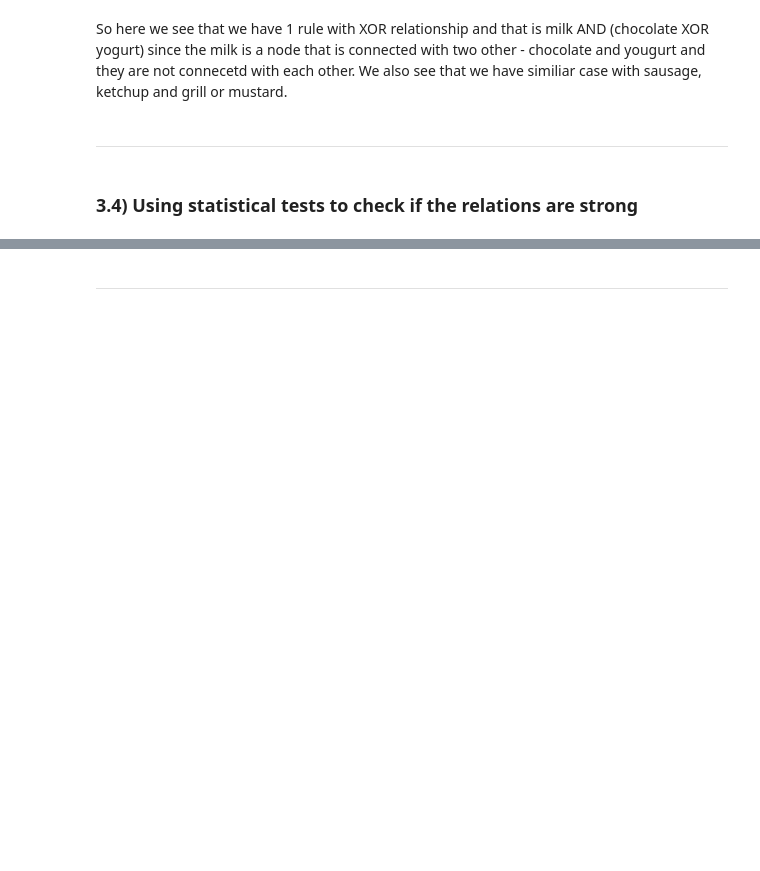
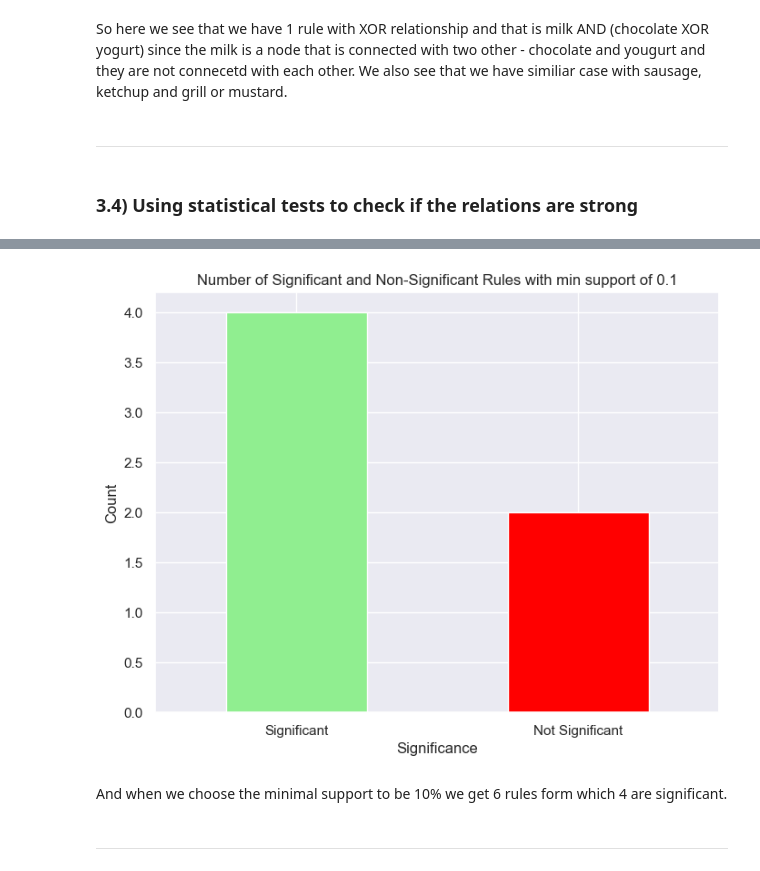
Before and after one commit to mmartyna123/InformationRetrieval, a Jupyter notebook: Lab6/Lab6IR.ipynb, the cells around one changed output, grey strips where cells are left out. Drawn from its saved outputs; the diff is of its cells as text; code cells hidden in the pictures; blank space fills up the shorter version.

```diff
--- a/Lab6/Lab6IR.ipynb
+++ b/Lab6/Lab6IR.ipynb
@@ -449,0 +480,8 @@ plt.show()
+# %%
+min_sup = 0.1  # Minimum support threshold
+alpha = 0.05       # Significance level
+results_df_01 = is_significant(min_sup, alpha)
+print(f"Top Rules with Significant Relationships with minimal support of {min_sup}:")
+print(f"Number of all relationships: {results_df_01.shape[0]}")
+print(f"Number of significant relationships: {results_df_01[results_df_01['significant']].shape[0]}")
+results_df_01
@@ -450,2 +499,8 @@ plt.show()
+# %%
+plot_significance(results_df_01, min_sup)
+# %% [output]
+[figure, added]
+# %% [markdown]
+And when we choose the minimal support to be 10% we get 6 rules form which 4 are significant.
 # %% [markdown]
 -----
```
Also changed, not shown: parts of 7 cells of this notebook.
